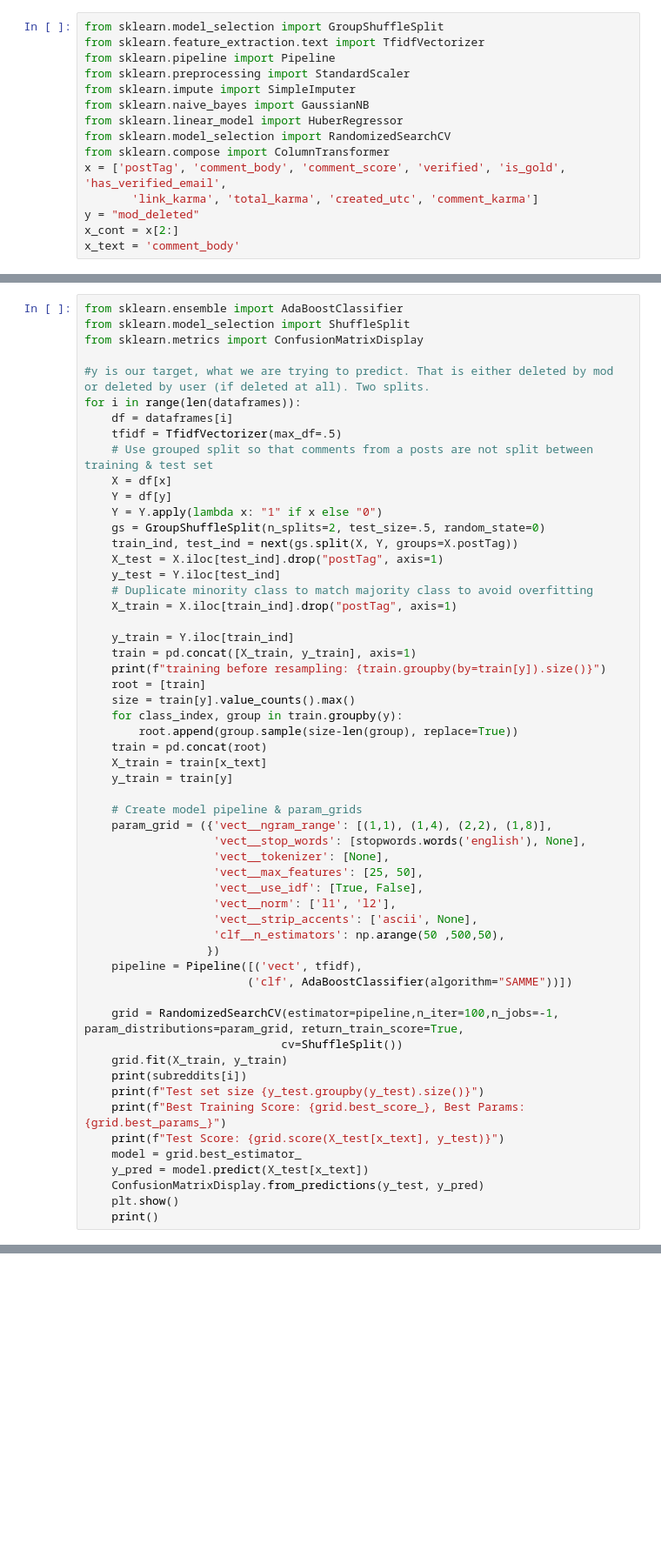
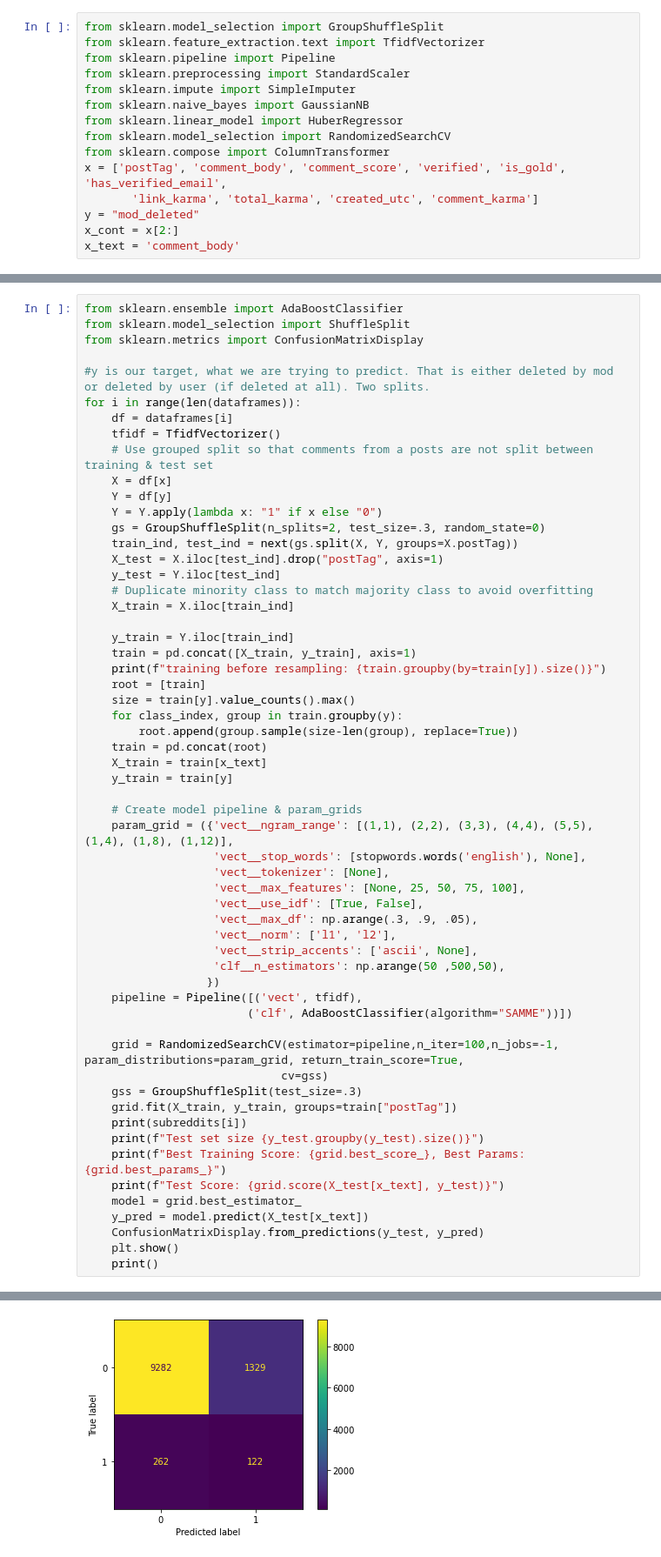
Before and after one commit to BrickGoat/reddit-comment-moderator, a Jupyter notebook: preprocess.ipynb, the cells around one changed output, grey strips where cells are left out. Shown at 87% size. Saved outputs shown, nothing was run; the diff lists cells and outputs as text; blank space fills up the shorter version.

```diff
--- a/preprocess.ipynb
+++ b/preprocess.ipynb
@@ -254,17 +265,17 @@ from sklearn.metrics import ConfusionMatrixDisplay
 #y is our target, what we are trying to predict. That is either deleted by mod or deleted by user (if deleted at all). Two splits.
 for i in range(len(dataframes)):
     df = dataframes[i]
-    tfidf = TfidfVectorizer(max_df=.5)
+    tfidf = TfidfVectorizer()
     # Use grouped split so that comments from a posts are not split between training & test set
     X = df[x]
     Y = df[y]
     Y = Y.apply(lambda x: "1" if x else "0")
-    gs = GroupShuffleSplit(n_splits=2, test_size=.5, random_state=0)
+    gs = GroupShuffleSplit(n_splits=2, test_size=.3, random_state=0)
     train_ind, test_ind = next(gs.split(X, Y, groups=X.postTag))
     X_test = X.iloc[test_ind].drop("postTag", axis=1)
     y_test = Y.iloc[test_ind]
     # Duplicate minority class to match majority class to avoid overfitting
-    X_train = X.iloc[train_ind].drop("postTag", axis=1)
+    X_train = X.iloc[train_ind]
 
     y_train = Y.iloc[train_ind]
     train = pd.concat([X_train, y_train], axis=1)
@@ -278,11 +289,12 @@ for i in range(len(dataframes)):
     y_train = train[y]
 
     # Create model pipeline & param_grids
-    param_grid = ({'vect__ngram_range': [(1,1), (1,4), (2,2), (1,8)],
+    param_grid = ({'vect__ngram_range': [(1,1), (2,2), (3,3), (4,4), (5,5), (1,4), (1,8), (1,12)],
                    'vect__stop_words': [stopwords.words('english'), None],
                    'vect__tokenizer': [None],
-                   'vect__max_features': [25, 50],
+                   'vect__max_features': [None, 25, 50, 75, 100],
                    'vect__use_idf': [True, False],
+                   'vect__max_df': np.arange(.3, .9, .05),
                    'vect__norm': ['l1', 'l2'],
                    'vect__strip_accents': ['ascii', None],
                    'clf__n_estimators': np.arange(50 ,500,50),
@@ -291,8 +303,9 @@ for i in range(len(dataframes)):
                         ('clf', AdaBoostClassifier(algorithm="SAMME"))])
 
     grid = RandomizedSearchCV(estimator=pipeline,n_iter=100,n_jobs=-1, param_distributions=param_grid, return_train_score=True,
-                             cv=ShuffleSplit())
-    grid.fit(X_train, y_train)
+                             cv=gss)
+    gss = GroupShuffleSplit(test_size=.3)
+    grid.fit(X_train, y_train, groups=train["postTag"])
     print(subreddits[i])
     print(f"Test set size {y_test.groupby(y_test).size()}")
     print(f"Best Training Score: {grid.best_score_}, Best Params: {grid.best_params_}")
@@ -309,0 +330 @@ dtype: int64
+[figure, added]
```
Also changed, not shown: parts of 5 cells of this notebook.
